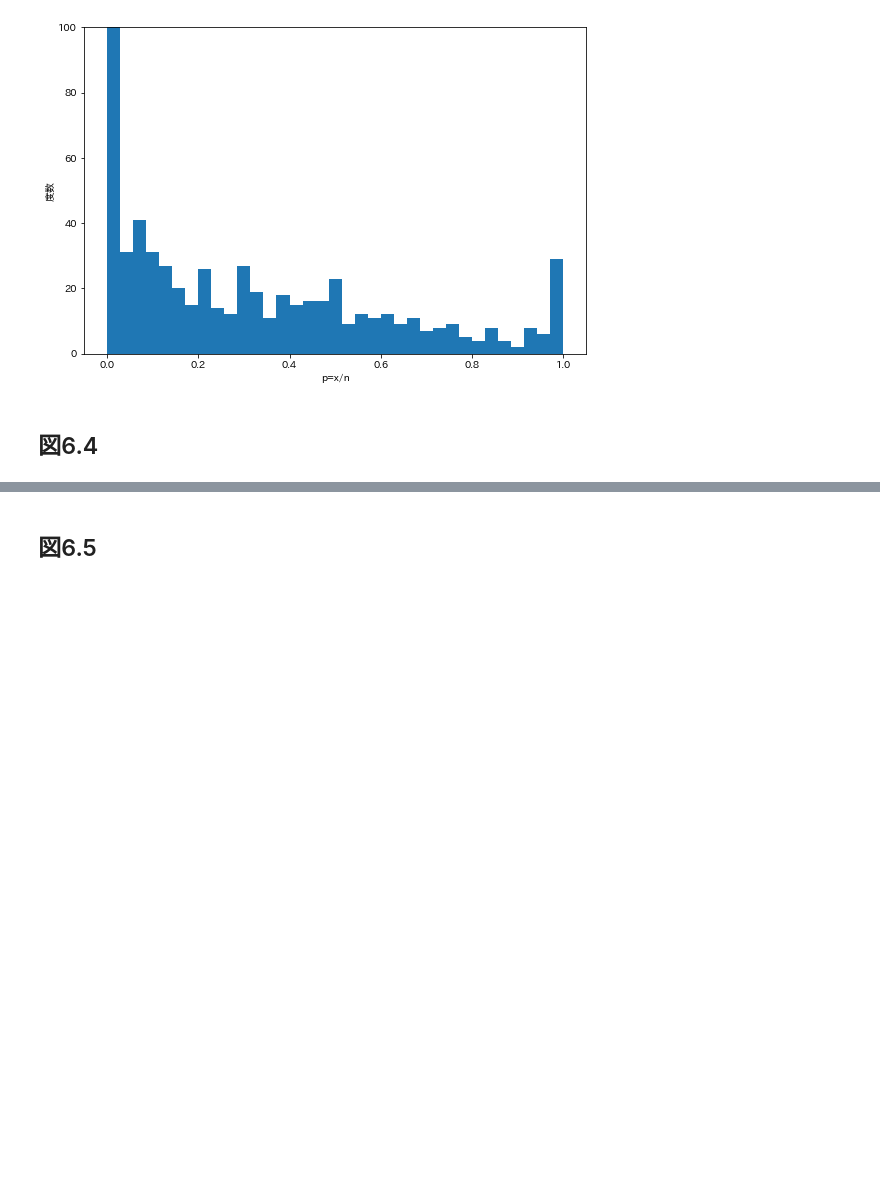
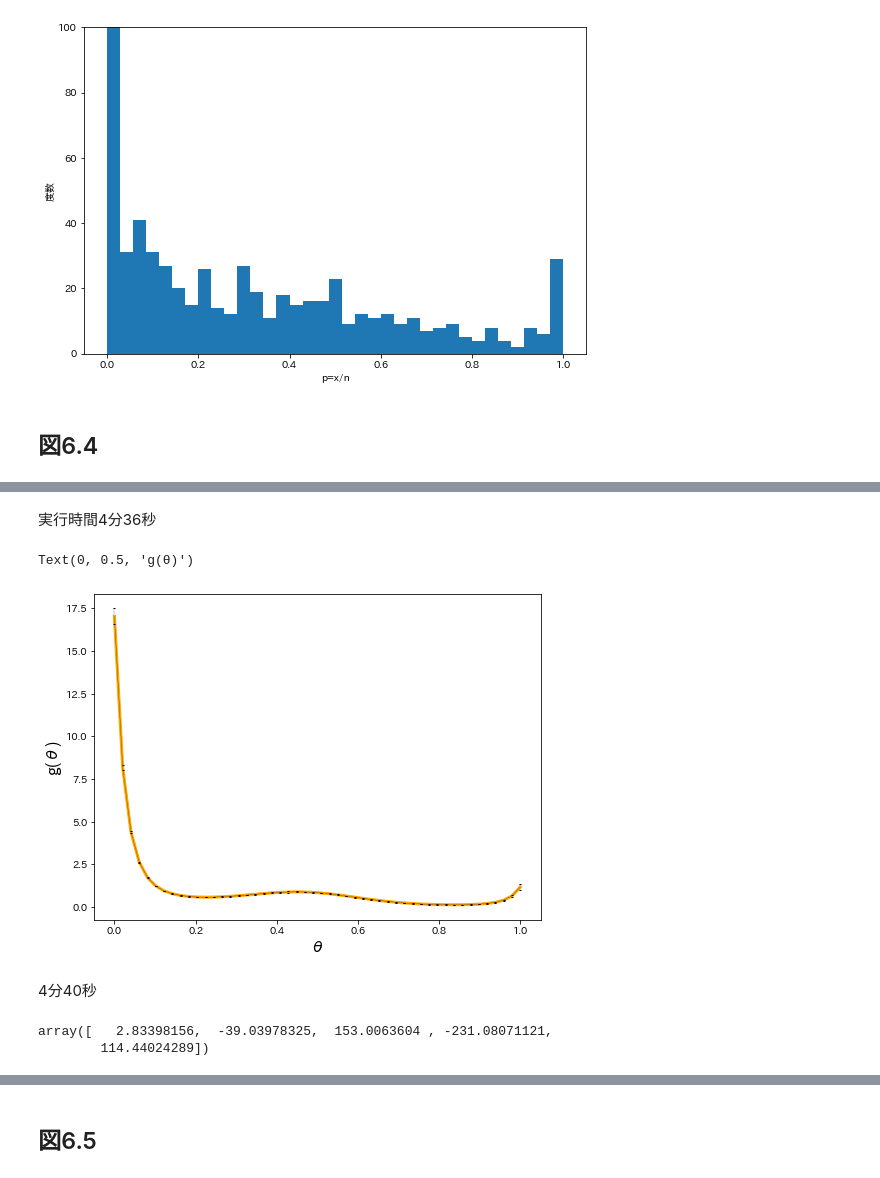
Before and after one commit to hirofsgit/Python, a Jupyter notebook: Chap6.ipynb, the cells around one changed output, grey strips where cells are left out. Cells and saved outputs as stored; diff of their text form; code cells hidden in the pictures; blank space fills up the shorter version.

```diff
--- a/Chap6.ipynb
+++ b/Chap6.ipynb
@@ -295,0 +571,3 @@ plt.ylim(0,100)
+# %%
+xk = np.array(nodes['x'])
+nk = np.array(nodes['n'])
@@ -295,0 +578,10 @@ plt.ylim(0,100)
+# %%
+alpha_hat = optimize_alpha(xk, nk)
+# %%
+alpha_all = []
+for i in range(10):
+  x = xk[i*80:(i+1)*80]
+  n = nk[i*80:(i+1)*80]
+  alpha = optimize_alpha(x, n)
+  print('i={}'.format(i),alpha)
+  alpha_all.append(alpha)
@@ -295,0 +599,28 @@ plt.ylim(0,100)
+# %% [markdown]
+実行時間4分36秒
+# %%
+theta = np.linspace(0,1,50)
+g_all = []
+for alpha in alpha_all:
+  y = np.array([np.exp(log_g_alpha(alpha,theta[i])) for i in range(len(theta))])
+  g_all.append(y)
+
+g_sd = np.std(g_all,axis=0, ddof=1) / np.sqrt(len(theta))
+# %%
+plt.figure(figsize=(8,6))
+theta = np.linspace(0,1,50)
+y = np.array([np.exp(log_g_alpha(alpha_hat,theta[i])) for i in range(len(theta))])
+plt.plot(theta,y,color='orange',linewidth=3)
+plt.errorbar(theta, y, yerr = g_sd , capsize=1,color='black',linewidth=0.2)
+plt.xlabel('θ',fontsize=16)
+plt.ylabel('g(θ)',fontsize=16)
+# %% [output]
+Text(0, 0.5, 'g(θ)')
+[figure, added]
+# %% [markdown]
+4分40秒
+# %%
+alpha_hat
+# %% [output]
+array([   2.83398156,  -39.03978325,  153.0063604 , -231.08071121,
+        114.44024289])
```
Also changed, not shown: parts of 51 cells of this notebook.
